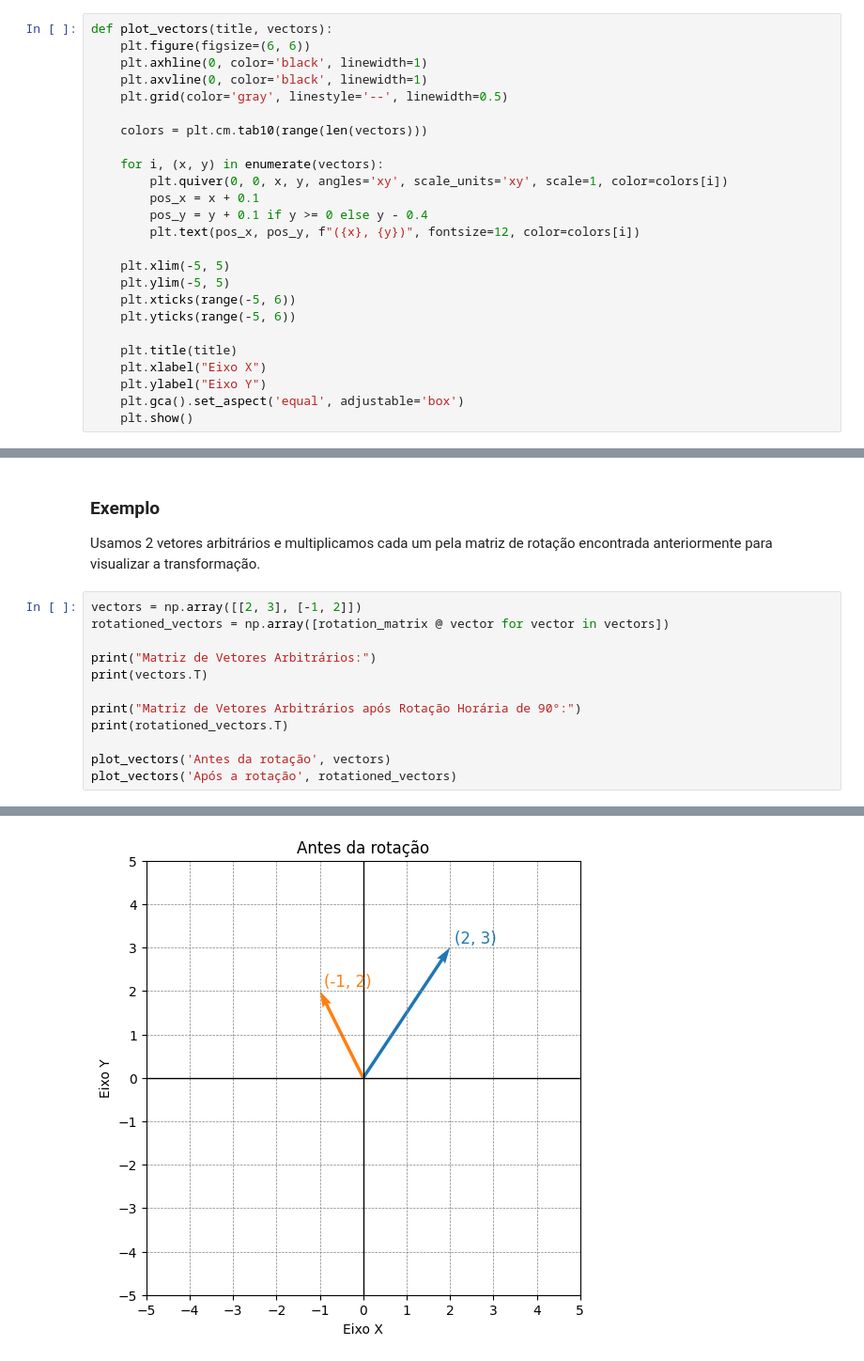
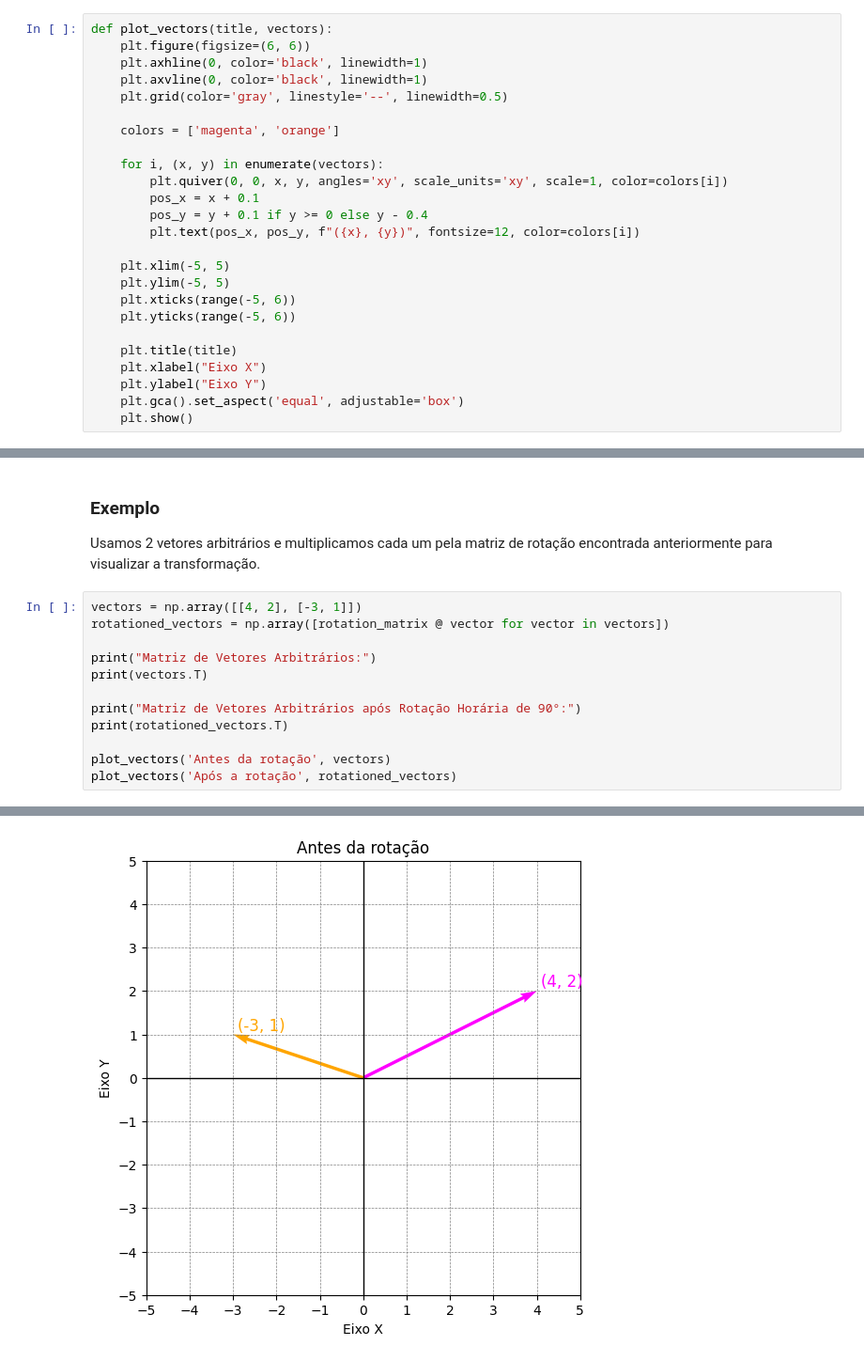
Before and after one commit to kmiepng/Matematica-Computacional, a Jupyter notebook: Atividades/atividade_000.ipynb, the cells around one changed output, grey strips where cells are left out. Shown at 94% size. Cells and saved outputs as stored; diff of their text form.

```diff
--- a/Atividades/atividade_000.ipynb
+++ b/Atividades/atividade_000.ipynb
@@ -20,7 +20,7 @@ def plot_vectors(title, vectors):
     plt.axvline(0, color='black', linewidth=1)
     plt.grid(color='gray', linestyle='--', linewidth=0.5)
 
-    colors = plt.cm.tab10(range(len(vectors)))
+    colors = ['magenta', 'orange']
 
     for i, (x, y) in enumerate(vectors):
         plt.quiver(0, 0, x, y, angles='xy', scale_units='xy', scale=1, color=colors[i])
@@ -100,7 +92,7 @@ rotation_matrix = np.array([[0, 1], [-1, 0]])
 
 Usamos 2 vetores arbitrários e multiplicamos cada um pela matriz de rotação encontrada anteriormente para visualizar a transformação.
 # %%
-vectors = np.array([[2, 3], [-1, 2]])
+vectors = np.array([[4, 2], [-3, 1]])
 rotationed_vectors = np.array([rotation_matrix @ vector for vector in vectors])
 
 print("Matriz de Vetores Arbitrários:")
@@ -121 +113 @@ Matriz de Vetores Arbitrários após Rotação Horária de 90°:
-[figure, old version]
+[figure, new version]
```
Also changed, not shown: parts of 7 cells of this notebook.
